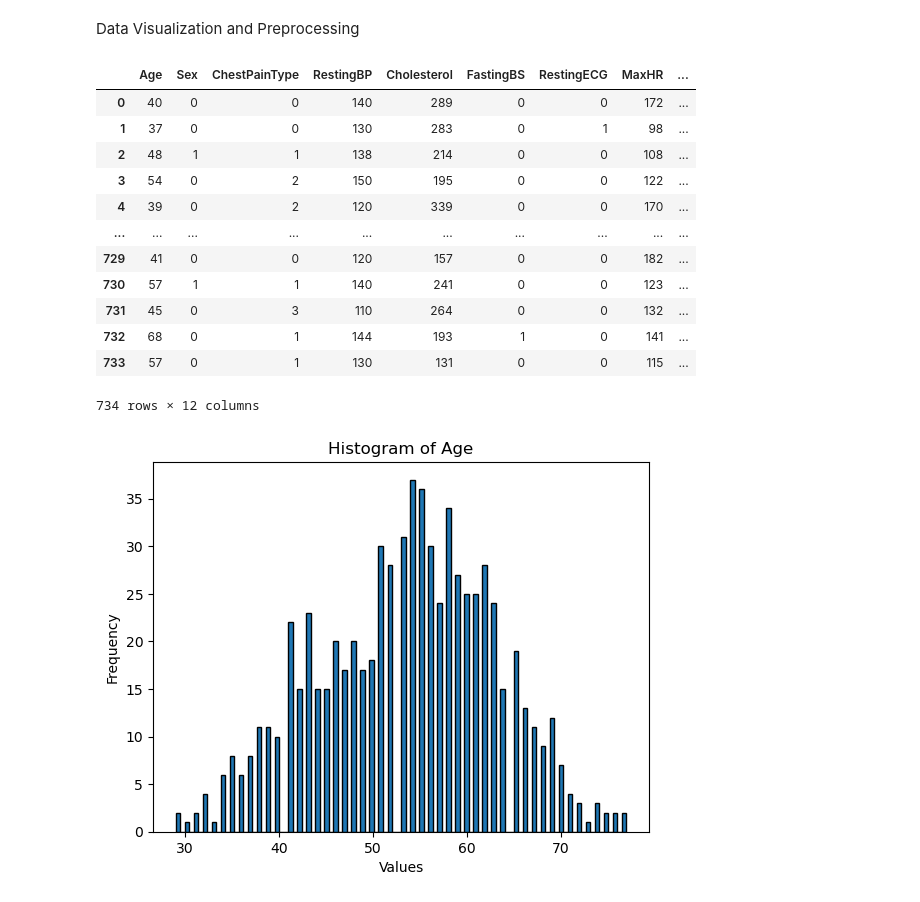
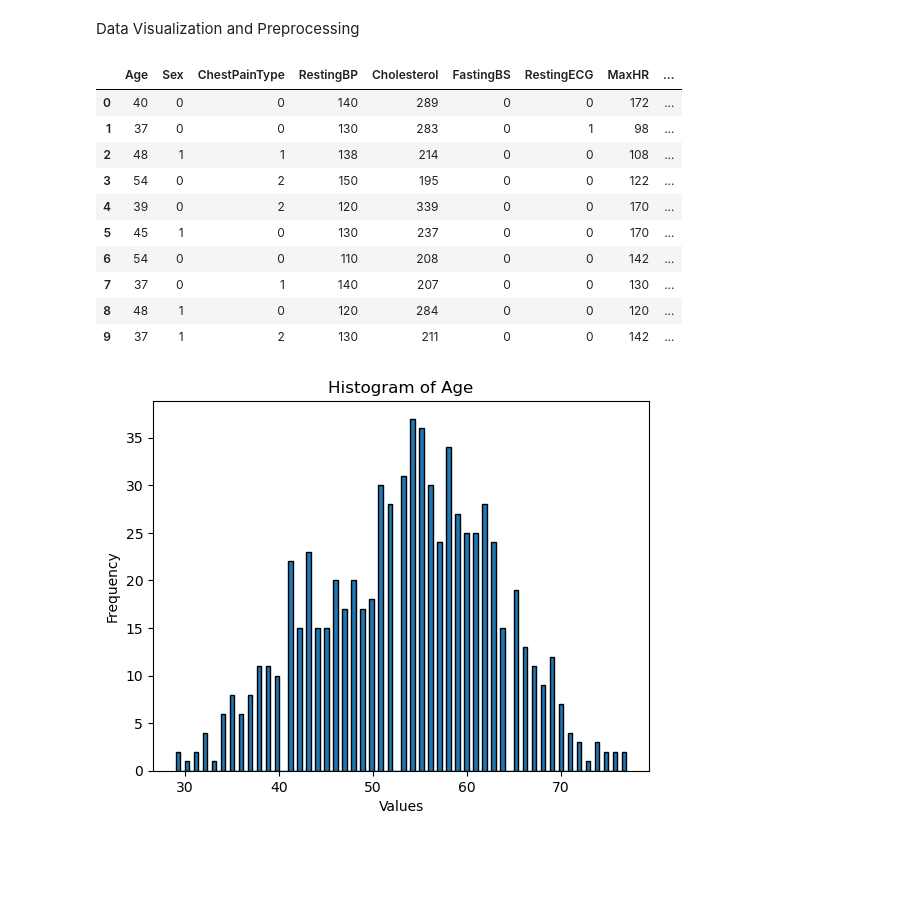
Before and after one commit to zytros/FS24, a Jupyter notebook: ML4HC/Project1/heart_failure.ipynb, the cells around one changed output. Saved outputs shown, nothing was run; the diff lists cells and outputs as text; code cells hidden in the pictures; blank space fills up the shorter version.

```diff
--- a/ML4HC/Project1/heart_failure.ipynb
+++ b/ML4HC/Project1/heart_failure.ipynb
@@ -119,21 +123,19 @@ df['RestingECG'] = pd.factorize(df['RestingECG'])[0]
 df['ExerciseAngina'] = pd.factorize(df['ExerciseAngina'])[0]
 df['ST_Slope'] = pd.factorize(df['ST_Slope'])[0]
 # %%
-df
+df.head(10)
 # %% [output]
 |  | Age | Sex | ChestPainType | RestingBP | Cholesterol | FastingBS | RestingECG | MaxHR | ... |
 | 0 | 40 | 0 | 0 | 140 | 289 | 0 | 0 | 172 | ... |
 | 1 | 37 | 0 | 0 | 130 | 283 | 0 | 1 | 98 | ... |
 | 2 | 48 | 1 | 1 | 138 | 214 | 0 | 0 | 108 | ... |
 | 3 | 54 | 0 | 2 | 150 | 195 | 0 | 0 | 122 | ... |
 | 4 | 39 | 0 | 2 | 120 | 339 | 0 | 0 | 170 | ... |
-| ... | ... | ... | ... | ... | ... | ... | ... | ... | ... |
-| 729 | 41 | 0 | 0 | 120 | 157 | 0 | 0 | 182 | ... |
-| 730 | 57 | 1 | 1 | 140 | 241 | 0 | 0 | 123 | ... |
-| 731 | 45 | 0 | 3 | 110 | 264 | 0 | 0 | 132 | ... |
-| 732 | 68 | 0 | 1 | 144 | 193 | 1 | 0 | 141 | ... |
-| 733 | 57 | 0 | 1 | 130 | 131 | 0 | 0 | 115 | ... |
+| 5 | 45 | 1 | 0 | 130 | 237 | 0 | 0 | 170 | ... |
+| 6 | 54 | 0 | 0 | 110 | 208 | 0 | 0 | 142 | ... |
+| 7 | 37 | 0 | 1 | 140 | 207 | 0 | 0 | 130 | ... |
+| 8 | 48 | 1 | 0 | 120 | 284 | 0 | 0 | 120 | ... |
+| 9 | 37 | 1 | 2 | 130 | 211 | 0 | 0 | 142 | ... |
-734 rows × 12 columns
 # %%
 for col in nummeric:
     plot_binning(df[col], bins=100, name=col)
```
Also changed, not shown: parts of 8 cells of this notebook, 1 other file.
